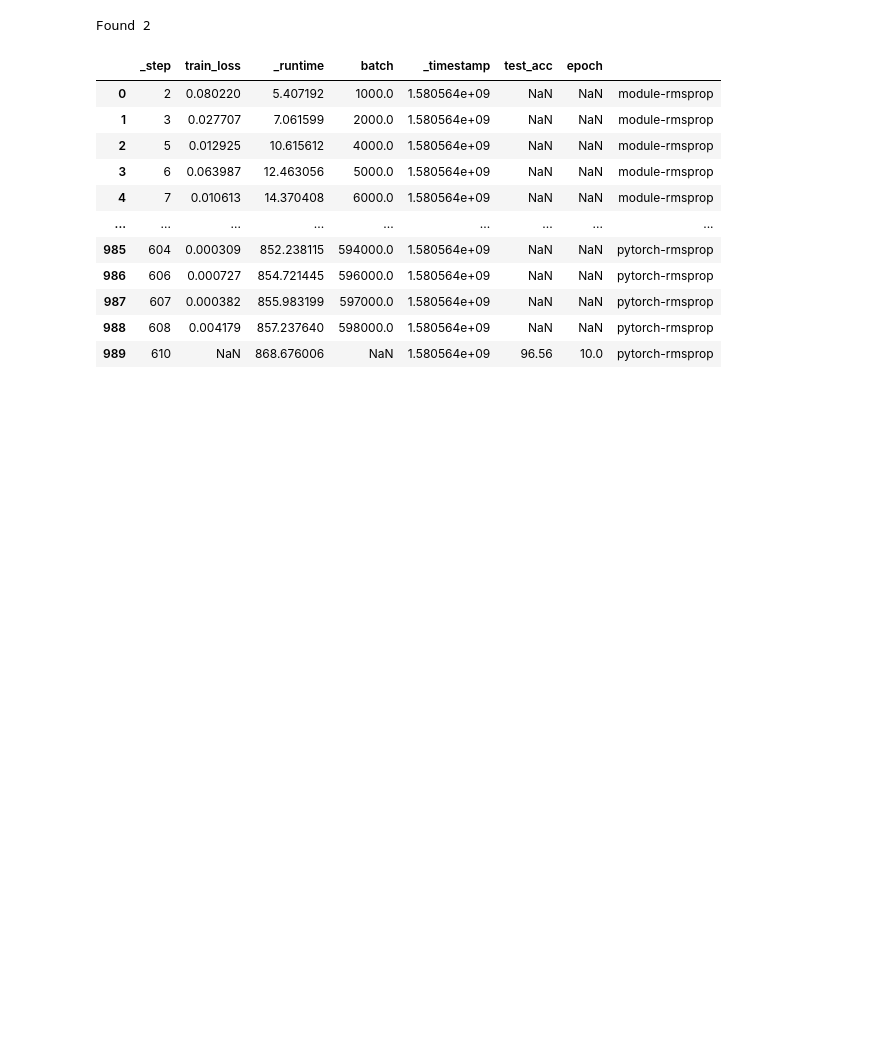
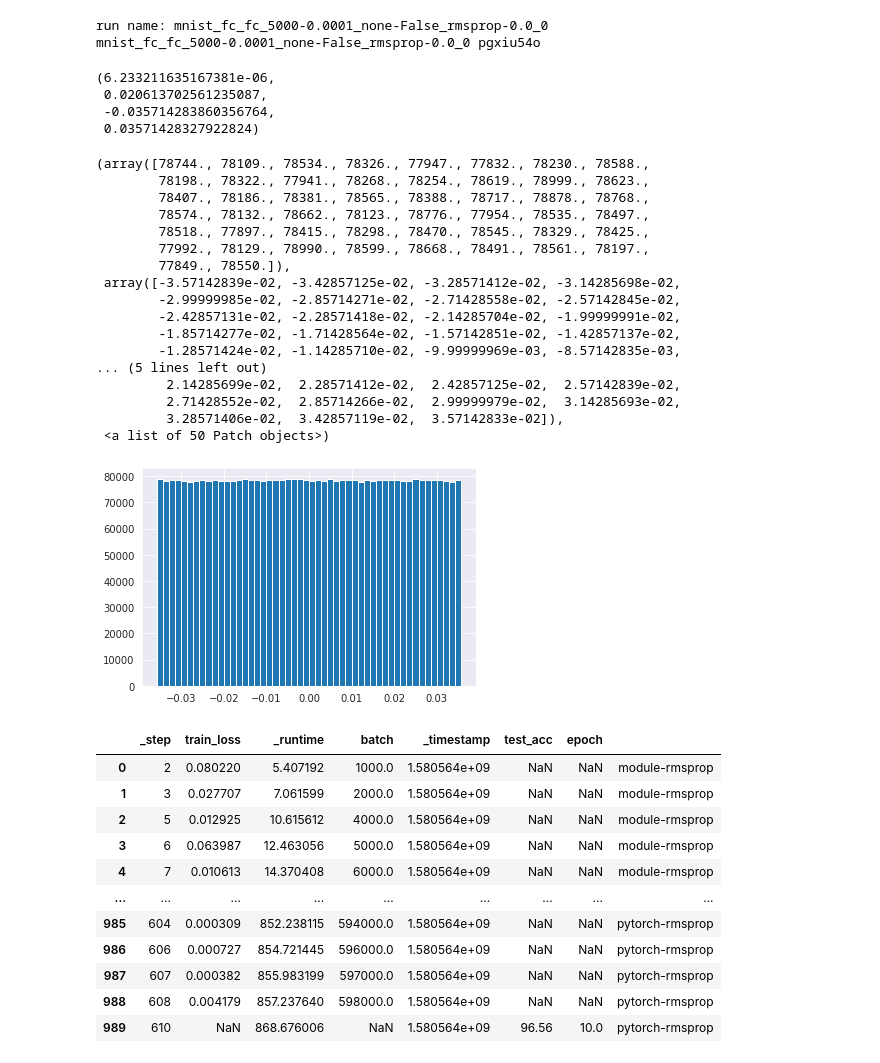
Before and after one commit to liuyuezhang/cerebellum, a Jupyter notebook: plot.ipynb, the cells around one changed output. Drawn from its saved outputs; the diff is of its cells as text; code cells hidden in the pictures; blank space fills up the shorter version.

```diff
--- a/plot.ipynb
+++ b/plot.ipynb
@@ -12,9 +18,54 @@ import re
-# %%
-api = wandb.Api()
-runs = api.runs("liuyuezhang/bp-rnn")
-print("Found %i" % len(runs))
-# %% [output]
-Found 2
+# %%
+name = 'mnist_fc_fc_5000-0.0001_none-False_rmsprop-0.0_0'
+
+# find run
+api = wandb.Api()
+runs = api.runs("liuyuezhang/cerebellum")
+for run in runs:
+    if run.name == name:
+        id = run.id
+        config = Bunch(run.config)
+        print("run name: " + run.name)
+        break
+
+# model
+for file in os.listdir('./wandb'):
+    if id in file:
+        model = load('./wandb/' + file + '/model.pkl')
+
+print(name, id)
+# %% [output]
+run name: mnist_fc_fc_5000-0.0001_none-False_rmsprop-0.0_0
+mnist_fc_fc_5000-0.0001_none-False_rmsprop-0.0_0 pgxiu54o
+# %%
+w = cp.asnumpy(model.gc.W)
+w.mean(), w.std(), w.min(), w.max()
+# %% [output]
+(6.233211635167381e-06,
+ 0.020613702561235087,
+ -0.035714283860356764,
+ 0.03571428327922824)
+# %%
+hist(w.reshape(-1), bins=50)
+# %% [output]
+(array([78744., 78109., 78534., 78326., 77947., 77832., 78230., 78588.,
+        78198., 78322., 77941., 78268., 78254., 78619., 78999., 78623.,
+        78407., 78186., 78381., 78565., 78388., 78717., 78878., 78768.,
+        78574., 78132., 78662., 78123., 78776., 77954., 78535., 78497.,
+        78518., 77897., 78415., 78298., 78470., 78545., 78329., 78425.,
+        77992., 78129., 78990., 78599., 78668., 78491., 78561., 78197.,
+        77849., 78550.]),
+ array([-3.57142839e-02, -3.42857125e-02, -3.28571412e-02, -3.14285698e-02,
+        -2.99999985e-02, -2.85714271e-02, -2.71428558e-02, -2.57142845e-02,
+        -2.42857131e-02, -2.28571418e-02, -2.14285704e-02, -1.99999991e-02,
+        -1.85714277e-02, -1.71428564e-02, -1.57142851e-02, -1.42857137e-02,
+        -1.28571424e-02, -1.14285710e-02, -9.99999969e-03, -8.57142835e-03,
+... (5 lines left out)
+         2.14285699e-02,  2.28571412e-02,  2.42857125e-02,  2.57142839e-02,
+         2.71428552e-02,  2.85714266e-02,  2.99999979e-02,  3.14285693e-02,
+         3.28571406e-02,  3.42857119e-02,  3.57142833e-02]),
+ <a list of 50 Patch objects>)
+[figure, added]
 # %%
 df = pd.DataFrame()
 for run in runs:
```
Also changed, not shown: parts of 1 cell of this notebook, 4 other files.
